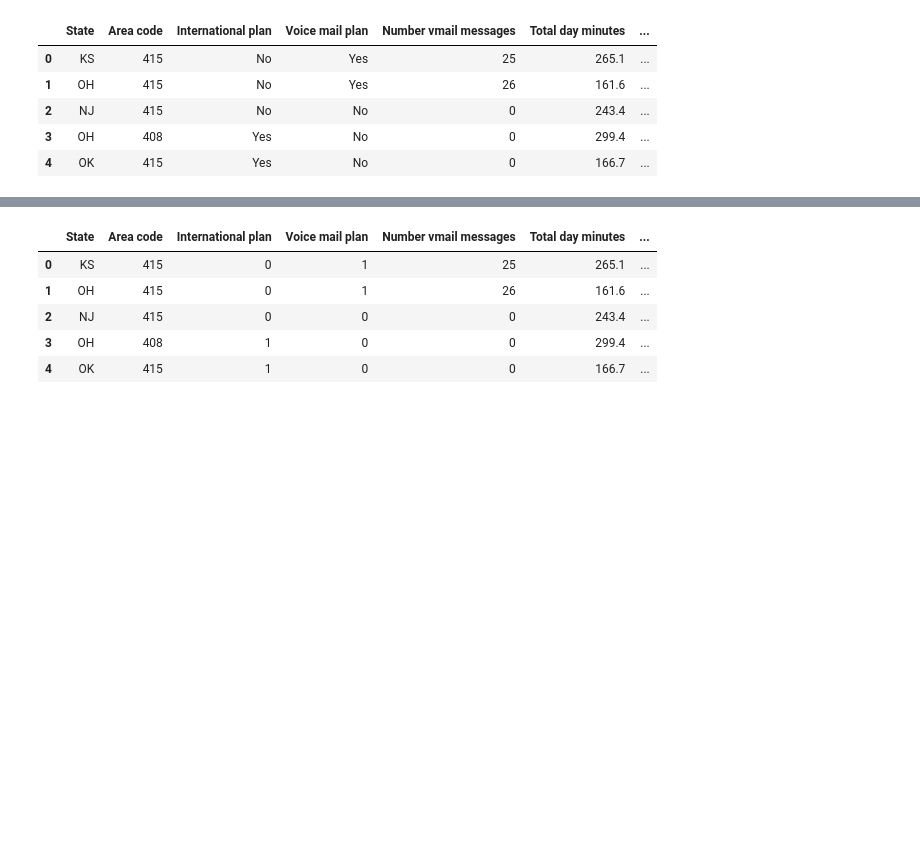
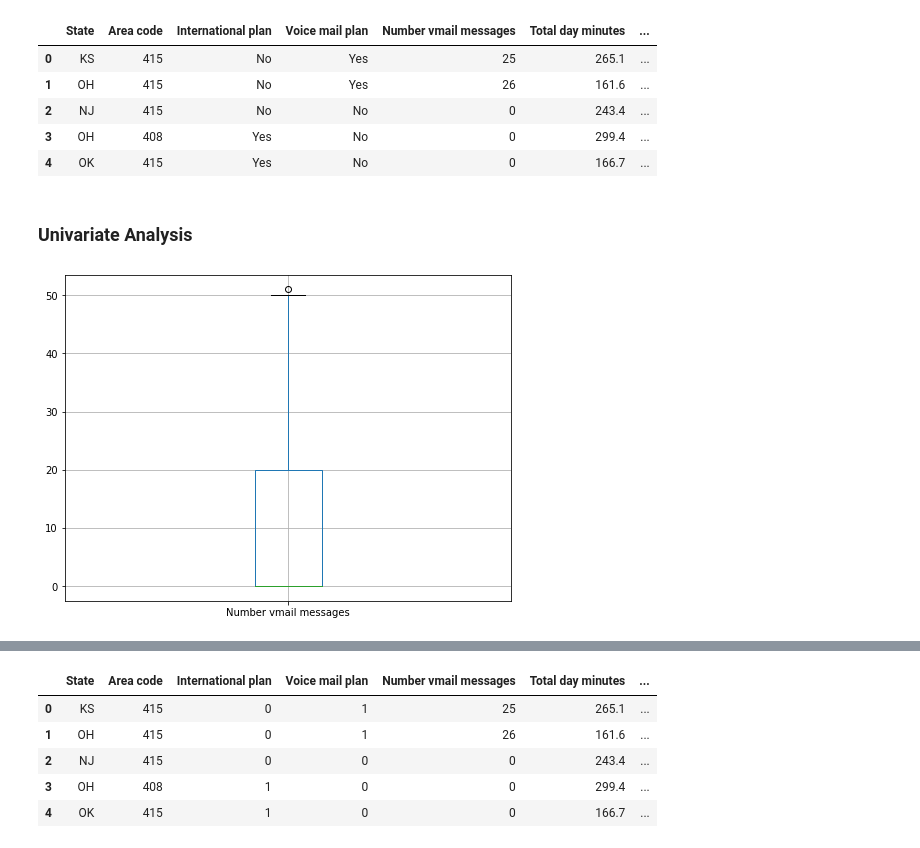
Before and after one commit to Bibhuti-MLAI/EDA-Project, a Jupyter notebook: Telecom_Churn_Analysis_Capstone_Project.ipynb, the cells around one changed output, grey strips where cells are left out. Cells and saved outputs as stored; diff of their text form; code cells hidden in the pictures; blank space fills up the shorter version.

```diff
--- a/Telecom_Churn_Analysis_Capstone_Project.ipynb
+++ b/Telecom_Churn_Analysis_Capstone_Project.ipynb
@@ -18,5 +22,5 @@ drive.mount('/content/drive')
 Mounted at /content/drive
 # %%
 #insert the data file
-working_dir_path='/content/drive/MyDrive/DATA/'
-telecom_df= pd.read_csv(working_dir_path + 'Telecom Churn (1).csv')
+working_dir_path='/content/drive/MyDrive/Projects AlmaBetter/EDA Project/'
+telecom_df= pd.read_csv(working_dir_path + 'Telecom Churn.csv')
@@ -107,3 +150,14 @@ telecom_df_new.head()
 | 2 | NJ | 415 | No | No | 0 | 243.4 | ... |
 | 3 | OH | 408 | Yes | No | 0 | 299.4 | ... |
 | 4 | OK | 415 | Yes | No | 0 | 166.7 | ... |
+# %% [markdown]
+### **Univariate Analysis**
+# %%
+###Univariate analysis
+#Box plot for Number voice mails messages
+fig = plt.figure(figsize =(8, 6))
+telecom_df.boxplot(column =['Number vmail messages'])
+# show plot
+plt.show()
+# %% [output]
+[figure, added]
```
Also changed, not shown: parts of 18 cells of this notebook.
